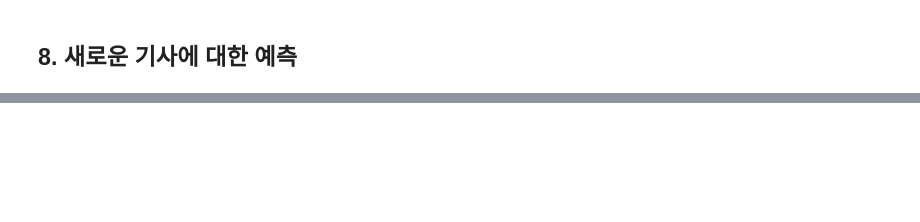
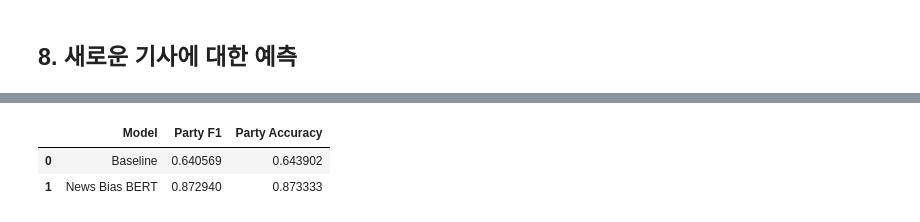
Before and after one commit to sangchun1/News_Bias_Analysis, a Jupyter notebook: model/multitask_model.ipynb, the cells around one changed output, grey strips where cells are left out. Drawn from its saved outputs; the diff is of its cells as text; code cells hidden in the pictures; blank space fills up the shorter version.

```diff
--- a/model/multitask_model.ipynb
+++ b/model/multitask_model.ipynb
@@ -740,0 +642,15 @@ predicted_df.to_csv(csv_path, index=False)
+# %%
+# 토크나이저 초기화
+tokenizer = AutoTokenizer.from_pretrained('klue/roberta-base')
+
+# 데이터셋 생성
+train_dataset = NewsDataset(train_texts, train_party_labels, tokenizer)
+val_dataset = NewsDataset(val_texts, val_party_labels, tokenizer)
+# %%
+label_list = [example['party_label'] for example in train_dataset]
+class_weights = compute_class_weight(
+    class_weight='balanced',
+    classes=np.array([0, 1, 2]),  # 0: 국민의힘, 1: 민주당, 2: 그외
+    y=np.array(label_list)
+)
+print("클래스 가중치:", class_weights)
@@ -740,0 +733,15 @@ predicted_df.to_csv(csv_path, index=False)
+# %%
+# 베이스라인과 성능 비교
+comparison_results = {
+    'Model': ['Baseline', 'News Bias BERT'],  # 모델 이름 변경
+    'Party F1': [baseline_results['party_f1'], final_metrics['eval_party_f1']],  # 메트릭 이름 변경
+    'Party Accuracy': [baseline_results['party_accuracy'], final_metrics['eval_party_accuracy']],  # 메트릭 이름 변경
+}
+
+comparison_df = pd.DataFrame(comparison_results)
+comparison_df.to_csv('./news_bias_results/model_comparison.csv', index=False)  # 저장 경로 변경
+comparison_df.head()
+# %% [output]
+|  | Model | Party F1 | Party Accuracy |
+| 0 | Baseline | 0.640569 | 0.643902 |
+| 1 | News Bias BERT | 0.872940 | 0.873333 |
```
Also changed, not shown: parts of 43 cells of this notebook.
